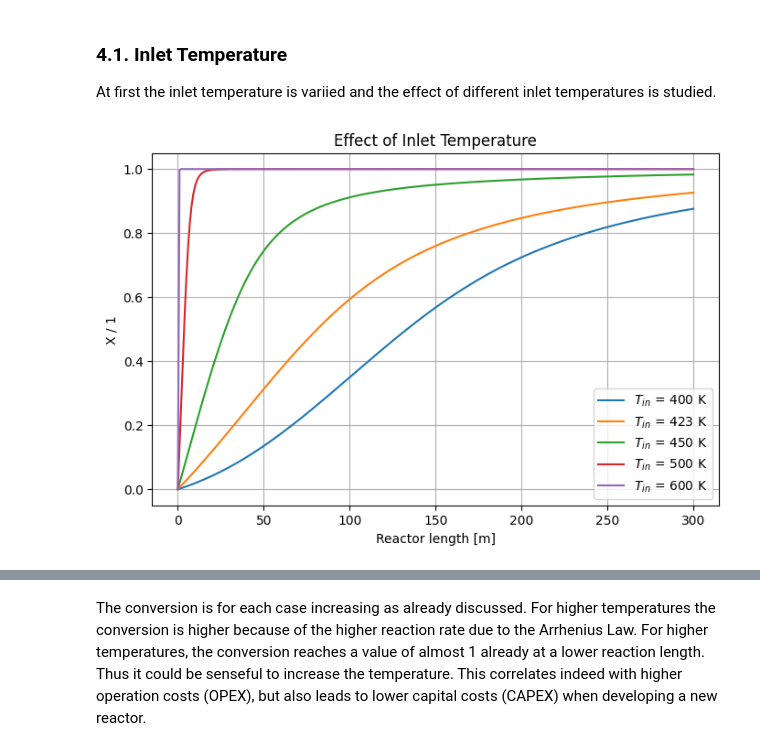
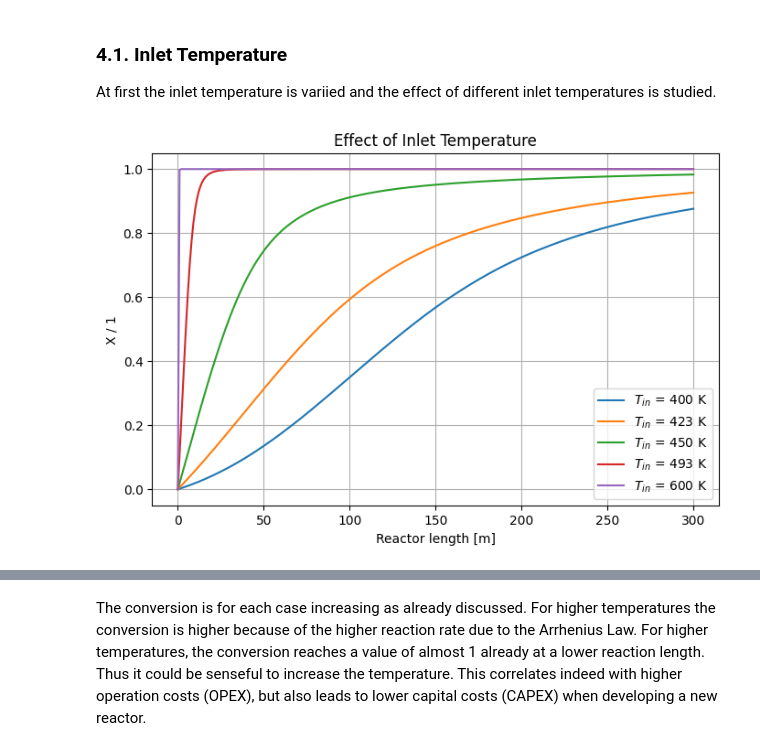
Before and after one commit to ivanna1398-dotcom/CRE-Assignment-3, a Jupyter notebook: Group 6 Assignment 3.0.ipynb, the cells around one changed output, grey strips where cells are left out. Cells and saved outputs as stored; diff of their text form; code cells hidden in the pictures.

```diff
--- a/Group 6 Assignment 3.0.ipynb
+++ b/Group 6 Assignment 3.0.ipynb
@@ -321,26 +396,26 @@ At first the inlet temperature is variied and the effect of different inlet temp
 # %%
 # Reset base case
 
 reset_base_case()
 
-Tin_list = [400, 423, 450, 500, 600]
+Tin_list = [400, 423, 450, 493, 600]
 
 plt.figure(figsize=(8,5))
 
 for Tin_case in Tin_list:
     y0 = [cEO0, cEG0, Tin_case]
     sol_case = solve_ivp(PFTR,[0,L],y0,method='BDF',t_eval=zeval)
     X_case = (cEO0 - sol_case.y[0]) / cEO0
     plt.plot(sol_case.t, X_case, label=f'$T_{{in}}$ = {Tin_case} K')
 
 plt.xlabel('Reactor length [m]')
 plt.ylabel('X / 1')
 plt.title('Effect of Inlet Temperature')
 plt.legend()
 plt.grid()
 plt.show()
 # %% [output]
-[figure, old version]
+[figure, new version]
 # %%
 # EO and EG Concentration Profiles
 
```
Also changed, not shown: parts of 10 cells of this notebook.
